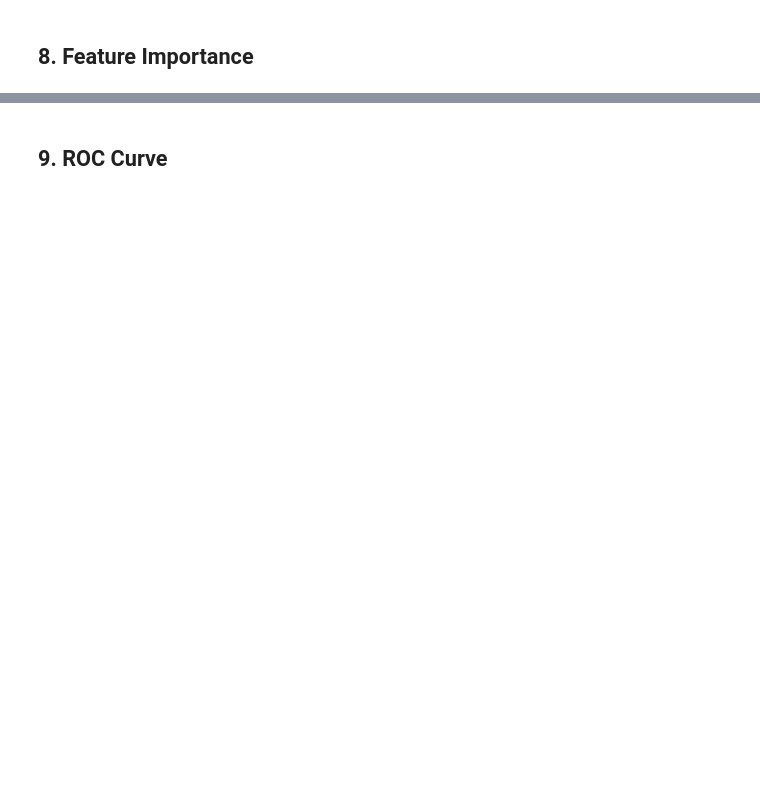
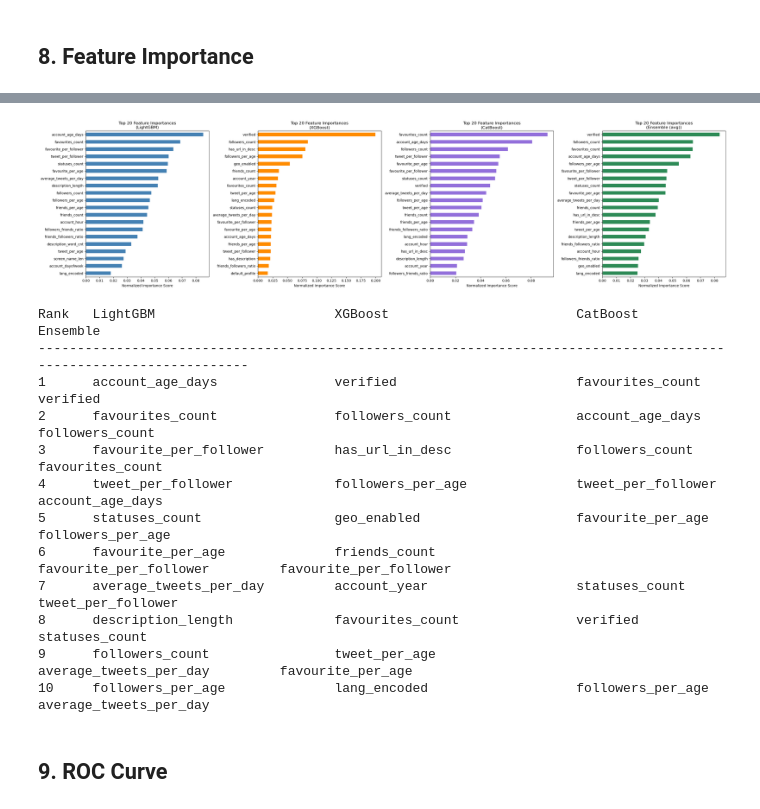
Before and after one commit to haunk/Twitter-Bot-account-prediction, a Jupyter notebook: twitter_bot_detection.ipynb, the cells around one changed output, grey strips where cells are left out. Saved outputs shown, nothing was run; the diff lists cells and outputs as text; code cells hidden in the pictures; blank space fills up the shorter version.

```diff
--- a/twitter_bot_detection.ipynb
+++ b/twitter_bot_detection.ipynb
@@ -547,3 +511,70 @@ plt.show()
+# %%
+# ── Re-train LightGBM on full train set ───────────────────────────────────────
+lgb_full = lgb.LGBMClassifier(**{**lgb_params, 'n_estimators': 500})
+lgb_full.fit(X, y)
+
+# ── Re-train XGBoost on full train set ───────────────────────────────────────
+xgb_params_full = {k: v for k, v in xgb_params.items() if k != 'early_stopping_rounds'}
+xgb_full = xgb.XGBClassifier(**xgb_params_full)
+xgb_full.fit(X, y)
+
+# ── Re-train CatBoost on full train set ──────────────────────────────────────
+cat_full = CatBoostClassifier(**{**cat_params, 'iterations': 500})
+cat_full.fit(X, y)
+
+# ── Get feature importances from each model ───────────────────────────────────
+lgb_imp = pd.Series(lgb_full.feature_importances_, index=FEATURE_COLS)
+xgb_imp = pd.Series(xgb_full.feature_importances_, index=FEATURE_COLS)
+cat_imp = pd.Series(cat_full.get_feature_importance(), index=FEATURE_COLS)
+
+# ── Normalize each to 0-1 scale before averaging (fair comparison) ────────────
+lgb_imp_norm = lgb_imp / lgb_imp.sum()
+xgb_imp_norm = xgb_imp / xgb_imp.sum()
+cat_imp_norm = cat_imp / cat_imp.sum()
+
+# ── Average all three = Ensemble importance ───────────────────────────────────
+ensemble_imp = (lgb_imp_norm + xgb_imp_norm + cat_imp_norm) / 3
+
+# ── Plot all four side by side ────────────────────────────────────────────────
+fig, axes = plt.subplots(1, 4, figsize=(28, 7))
+
+for ax, imp, title, color in zip(
+    axes,
+    [lgb_imp_norm, xgb_imp_norm, cat_imp_norm, ensemble_imp],
+    ['LightGBM', 'XGBoost', 'CatBoost', 'Ensemble (avg)'],
+    ['steelblue', 'darkorange', 'mediumpurple', 'seagreen']
+):
+    top20 = imp.sort_values(ascending=False).head(20)
+    top20.sort_values().plot(kind='barh', ax=ax, color=color)
+    ax.set_title(f'Top 20 Feature Importances\n({title})', fontsize=12)
+    ax.set_xlabel('Normalized Importance Score')
+
+plt.tight_layout()
+plt.show()
+
+# ── Print top 10 comparison table ─────────────────────────────────────────────
+print(f'{"Rank":<6} {"LightGBM":<30} {"XGBoost":<30} {"CatBoost":<30} {"Ensemble"}')
+print('-' * 115)
+lgb_top = lgb_imp_norm.sort_values(ascending=False).head(10)
+xgb_top = xgb_imp_norm.sort_values(ascending=False).head(10)
+cat_top = cat_imp_norm.sort_values(ascending=False).head(10)
+ens_top = ensemble_imp.sort_values(ascending=False).head(10)
+for i, (l, x, c, e) in enumerate(zip(lgb_top.index, xgb_top.index, cat_top.index, ens_top.index), 1):
+    print(f'{i:<6} {l:<30} {x:<30} {c:<30} {e}')
+# %% [output]
+[figure, added]
+Rank   LightGBM                       XGBoost                        CatBoost                       Ensemble
+-------------------------------------------------------------------------------------------------------------------
+1      account_age_days               verified                       favourites_count               verified
+2      favourites_count               followers_count                account_age_days               followers_count
+3      favourite_per_follower         has_url_in_desc                followers_count                favourites_count
+4      tweet_per_follower             followers_per_age              tweet_per_follower             account_age_days
+5      statuses_count                 geo_enabled                    favourite_per_age              followers_per_age
+6      favourite_per_age              friends_count                  favourite_per_follower         favourite_per_follower
+7      average_tweets_per_day         account_year                   statuses_count                 tweet_per_follower
+8      description_length             favourites_count               verified                       statuses_count
+9      followers_count                tweet_per_age                  average_tweets_per_day         favourite_per_age
+10     followers_per_age              lang_encoded                   followers_per_age              average_tweets_per_day
 # %% [markdown]
 ## 9. ROC Curve
 # %%
```
Also changed, not shown: parts of 18 cells of this notebook.
